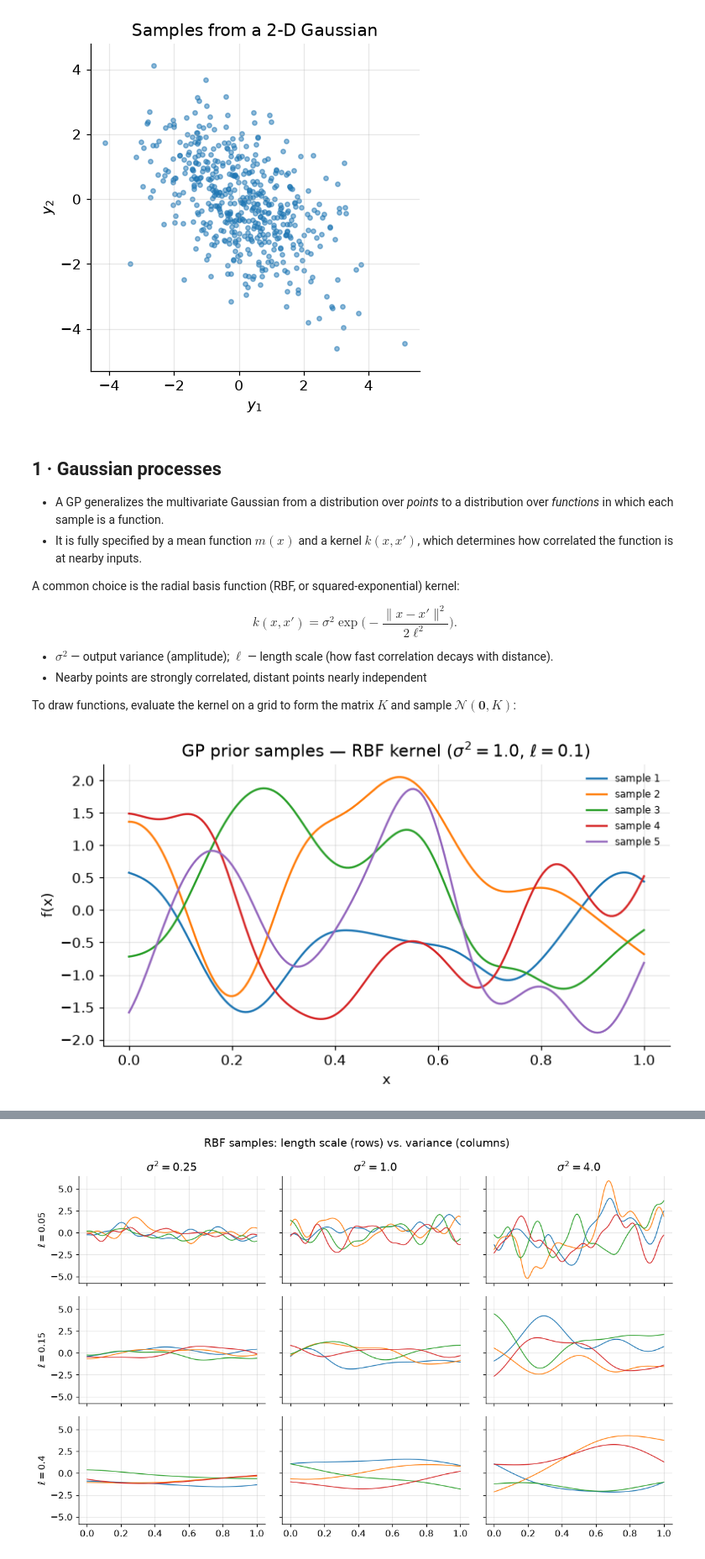
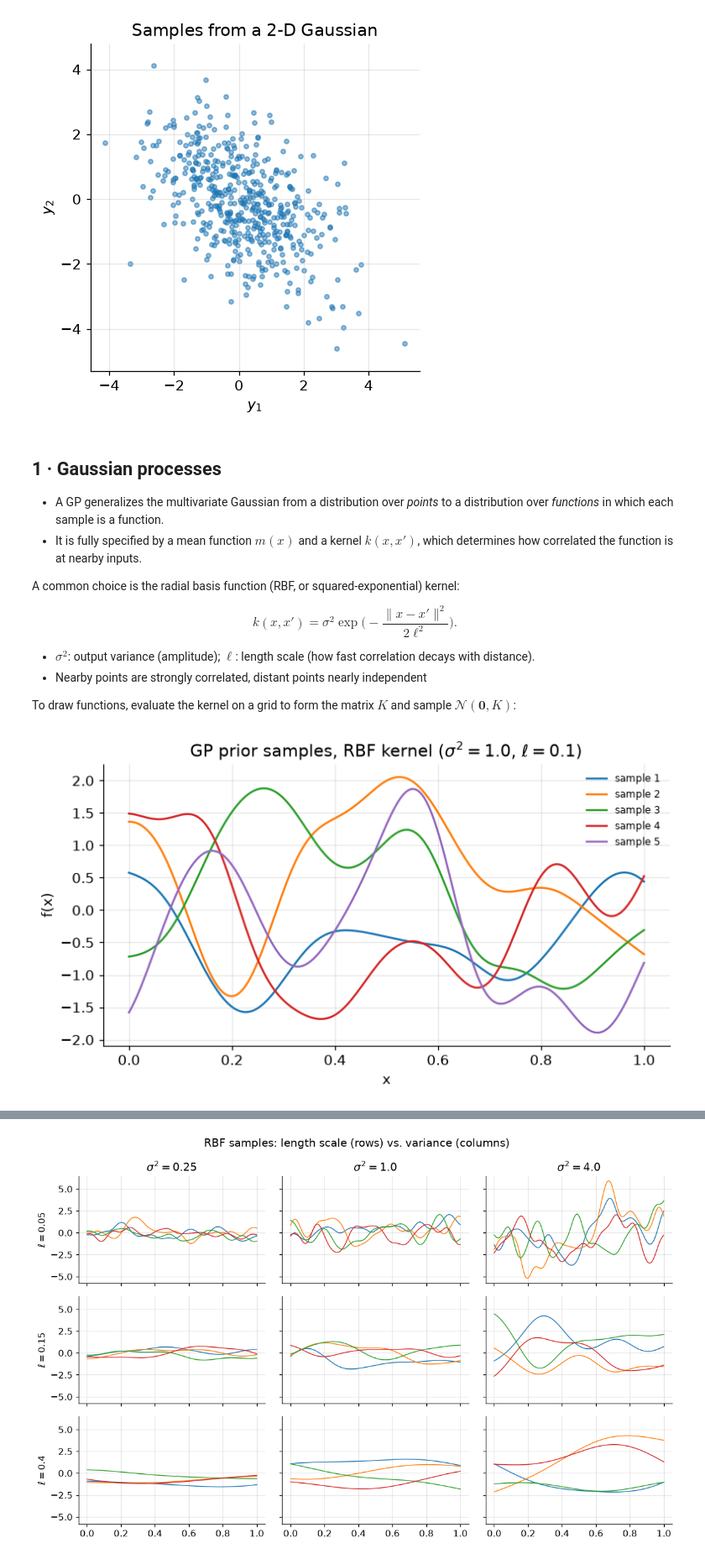
Before and after one commit to glamacles/jake_slides, a Jupyter notebook: gaussian_processes.ipynb, the cells around one changed output, grey strips where cells are left out. Shown at 84% size. Drawn from its saved outputs; the diff is of its cells as text; code cells hidden in the pictures.

```diff
--- a/gaussian_processes.ipynb
+++ b/gaussian_processes.ipynb
@@ -63,25 +63,25 @@ A common choice is the radial basis function (RBF, or squared-exponential) kerne
 
 $$k(x,x') = \sigma^2\exp\!\Big(-\frac{\lVert x-x'\rVert^2}{2\ell^2}\Big).$$
 
-- $\sigma^2$ — output variance (amplitude); $\ell$ — length scale (how fast correlation decays with distance).
+- $\sigma^2$: output variance (amplitude); $\ell$: length scale (how fast correlation decays with distance).
 - Nearby points are strongly correlated, distant points nearly independent
 
 To draw functions, evaluate the kernel on a grid to form the matrix $K$ and sample $\mathcal{N}(\pmb 0, K)$:
 # %%
 xs = np.linspace(0.0, 1.0, 200)
 D = distance_matrix(xs[:, None], xs[:, None])
 sigma2, ell = 1.0, 0.1
 K = sigma2 * np.exp(-D**2 / (2 * ell**2)) + 1e-9 * np.eye(xs.size)   # jitter for stability
 
 samples = rng.multivariate_normal(np.zeros(xs.size), K, 5)
 plt.figure(figsize=(8, 4))
 for i, y in enumerate(samples):
     plt.plot(xs, y, lw=1.6, label=f"sample {i+1}")
-plt.title(rf"GP prior samples — RBF kernel ($\sigma^2={sigma2}$, $\ell={ell}$)")
+plt.title(rf"GP prior samples, RBF kernel ($\sigma^2={sigma2}$, $\ell={ell}$)")
 plt.xlabel("x"); plt.ylabel("f(x)"); plt.legend(fontsize=8, frameon=False)
 plt.show()
 # %% [output]
-[figure, old version]
+[figure, new version]
 # %% [markdown]
 ### What $m(x)$ and $k(x,x')$ control
 
```
Also changed, not shown: parts of 12 cells of this notebook, 44 other files.
